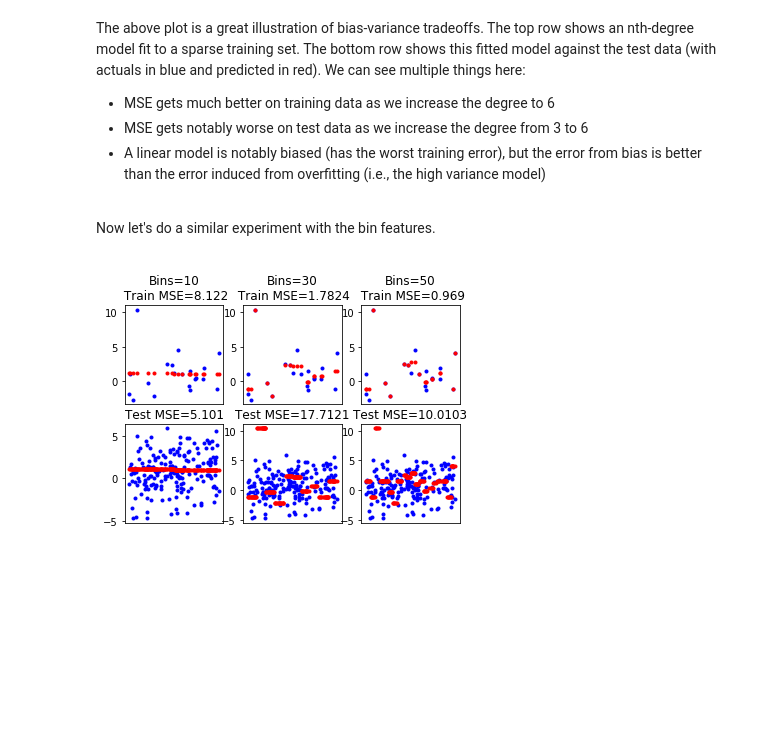
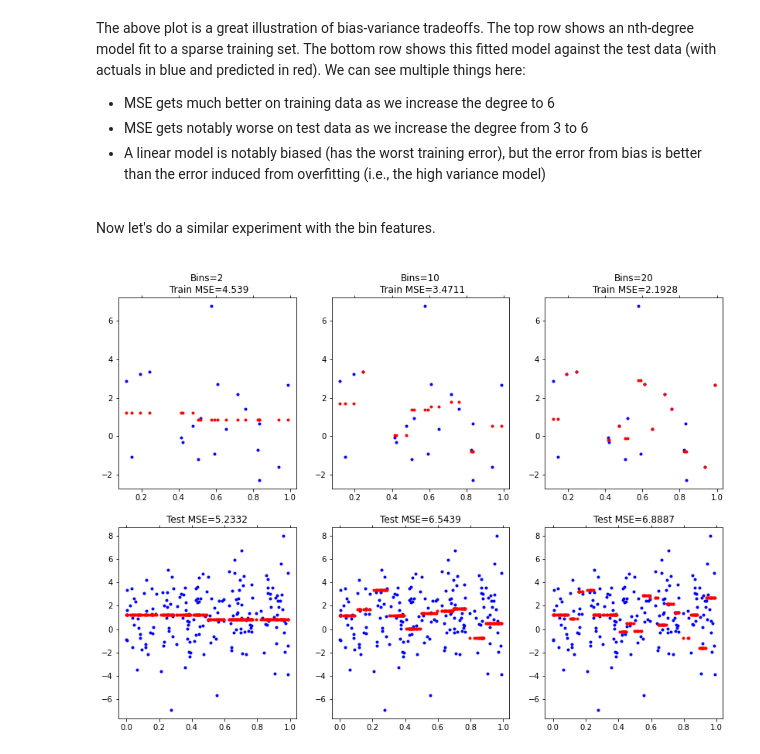
Before and after one commit to briandalessandro/DataScienceCourse, a Jupyter notebook: ipython/python35/Lecture_Binning_NonLinear_3.ipynb, the cells around one changed output. Cells and saved outputs as stored; diff of their text form; code cells hidden in the pictures; blank space fills up the shorter version.

```diff
--- a/ipython/python35/Lecture_Binning_NonLinear_3.ipynb
+++ b/ipython/python35/Lecture_Binning_NonLinear_3.ipynb
@@ -160,24 +161,23 @@ plt.show()
 
 Now let's do a similar experiment with the bin features.
 </p>
-# %%
-def getBinName(vl, pre):
-    l=[]
-    for v in vl:
-        if (pre in v):
-            l.append(v)
-    return l
-
-
-d4 = makeBin(dat,2); g4 = getBinName(d4.columns.values,'bin')
-PlotLinBin(d4[g4][:sp], d4['y'][:sp], d4[g4][sp:], d4['y'][sp:], 1, 'Bins=10', d4['x'][:sp], d4['x'][sp:])
-
-d10=makeBin(dat, 10); g10 = getBinName(d10.columns.values, 'bin')
-PlotLinBin(d10[g10][:sp], d10['y'][:sp],d10[g10][sp:], d10['y'][sp:], 2, 'Bins=30', d10['x'][:sp], d10['x'][sp:])
-
-d50=makeBin(dat, 20); g50=getBinName(d50.columns.values, 'bin')
-PlotLinBin(d50[g50][:sp], d50['y'][:sp],d50[g50][sp:], d50['y'][sp:], 3, 'Bins=50', d50['x'][:sp], d50['x'][sp:])
-
-plt.show()
-# %% [output]
-[figure, removed]
+# %%
+def getBinName(vl, pre):
+    l=[]
+    for v in vl:
+        if (pre in v):
+            l.append(v)
+    return l
+
+plt.figure(figsize=(14,10))
+
+j=1
+for binvals in [2,10,20]:  ## Arbitrary bin values can be chosen here
+
+    d = makeBin(dat,binvals); g = getBinName(d.columns.values,'bin')
+    PlotLinBin(d[g][:sp], d['y'][:sp], d[g][sp:], d['y'][sp:], j, 'Bins='+str(binvals), d['x'][:sp], d['x'][sp:])
+    j+=1
+
+plt.show()
+# %% [output]
+[figure, added]
```
Also changed, not shown: parts of 1 cell of this notebook.
